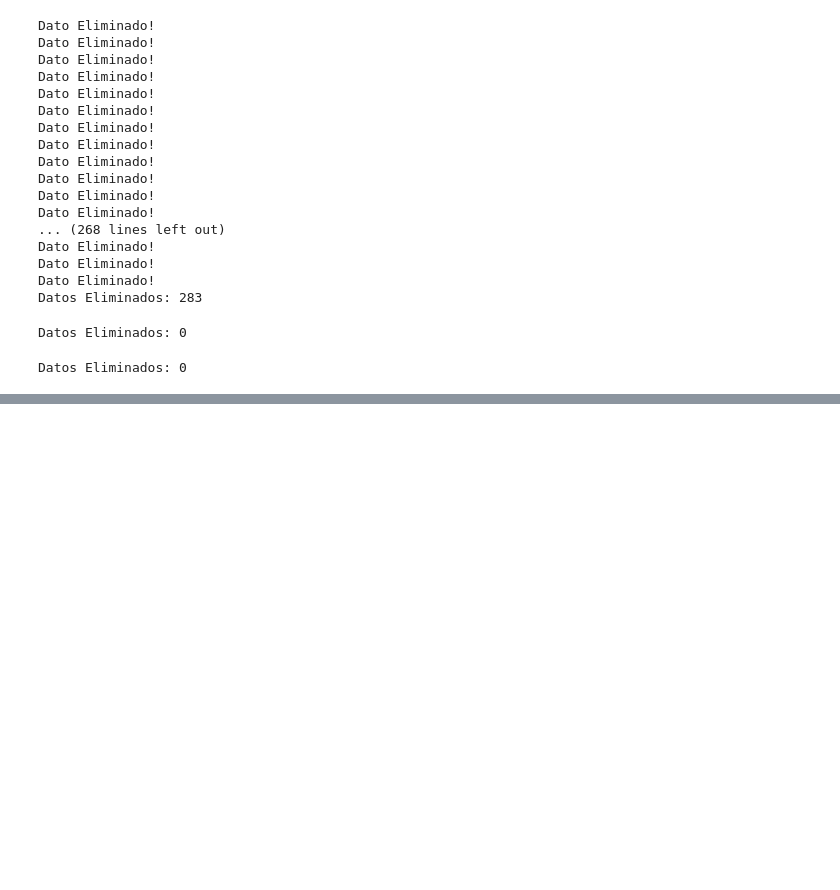
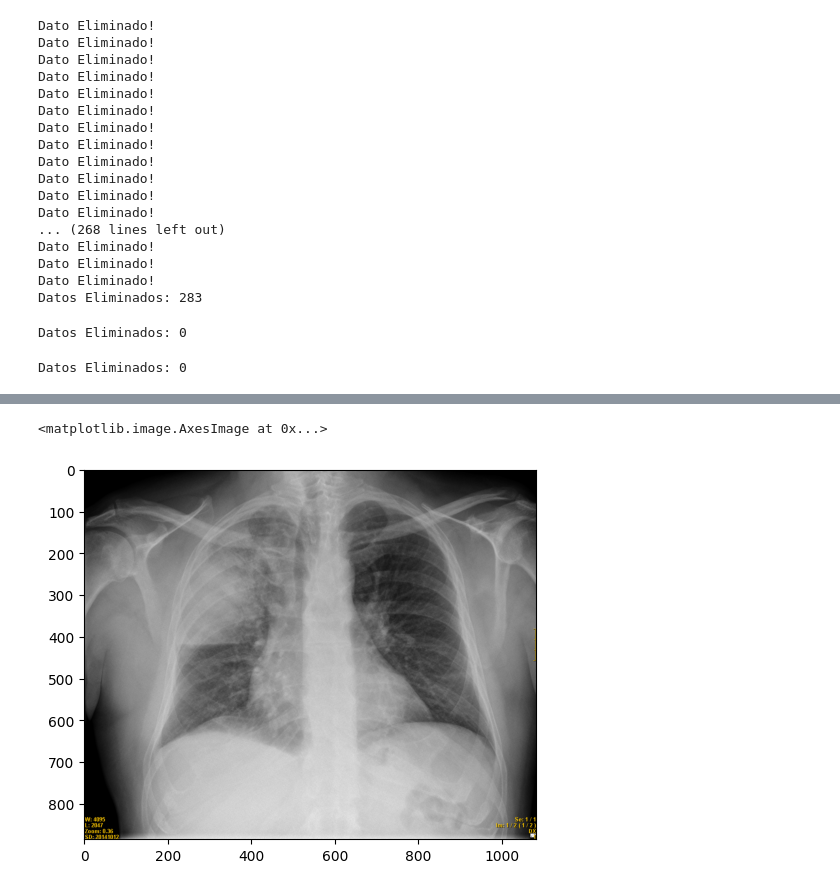
Before and after one commit to Soyangel11/Neumonia, a Jupyter notebook: neumonia.ipynb, the cells around one changed output, grey strips where cells are left out. Cells and saved outputs as stored; diff of their text form; code cells hidden in the pictures; blank space fills up the shorter version.

```diff
--- a/neumonia.ipynb
+++ b/neumonia.ipynb
@@ -153,0 +158,8 @@ plt.show()
+# %%
+prueba_path = '/content/rx_pneumonia.png'
+imagen = Image.open(prueba_path)
+# %%
+plt.imshow(imagen)
+# %% [output]
+<matplotlib.image.AxesImage at 0x...>
+[figure, added]
```
Also changed, not shown: parts of 11 cells of this notebook.
